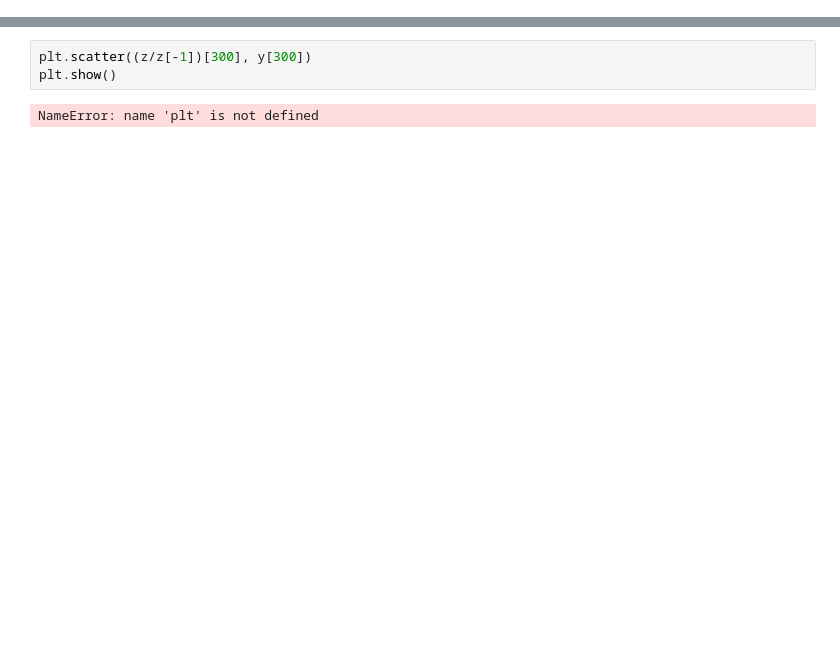
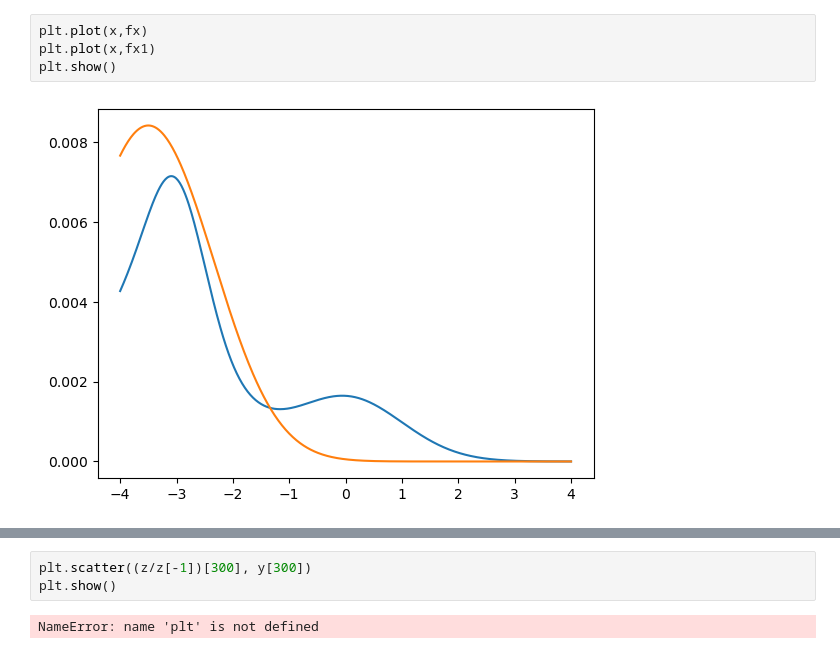
Before and after one commit to rdglpz/tecnm_programacion_electrica, a Jupyter notebook: BOCOMIC.ipynb, the cells around one changed output, grey strips where cells are left out. Drawn from its saved outputs; the diff is of its cells as text; blank space fills up the shorter version.

```diff
--- a/BOCOMIC.ipynb
+++ b/BOCOMIC.ipynb
@@ -71,0 +26,6 @@ findfont: Font family 'Comic Sans MS' not found.
+# %%
+plt.plot(x,fx)
+plt.plot(x,fx1)
+plt.show()
+# %% [output]
+[figure, added]
```
Also changed, not shown: parts of 15 cells of this notebook, 8 other files.
